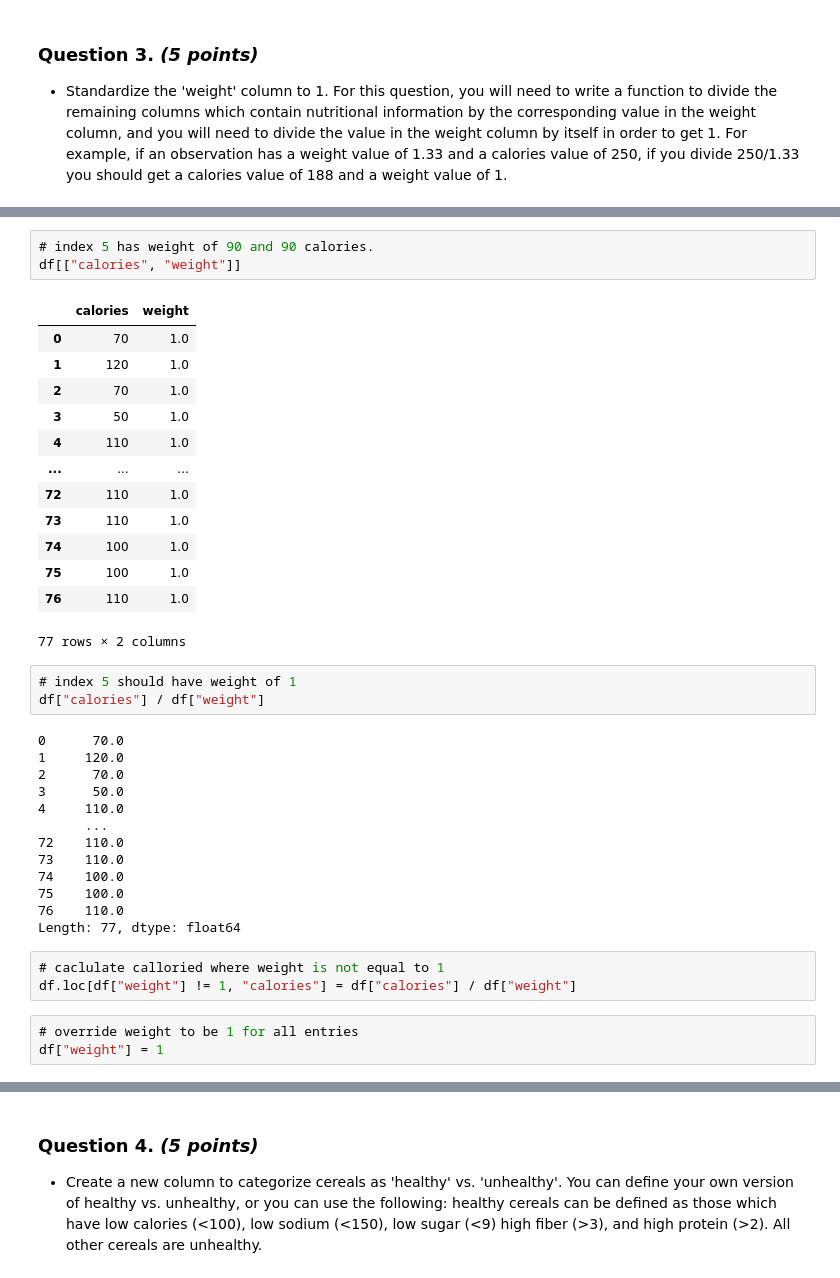
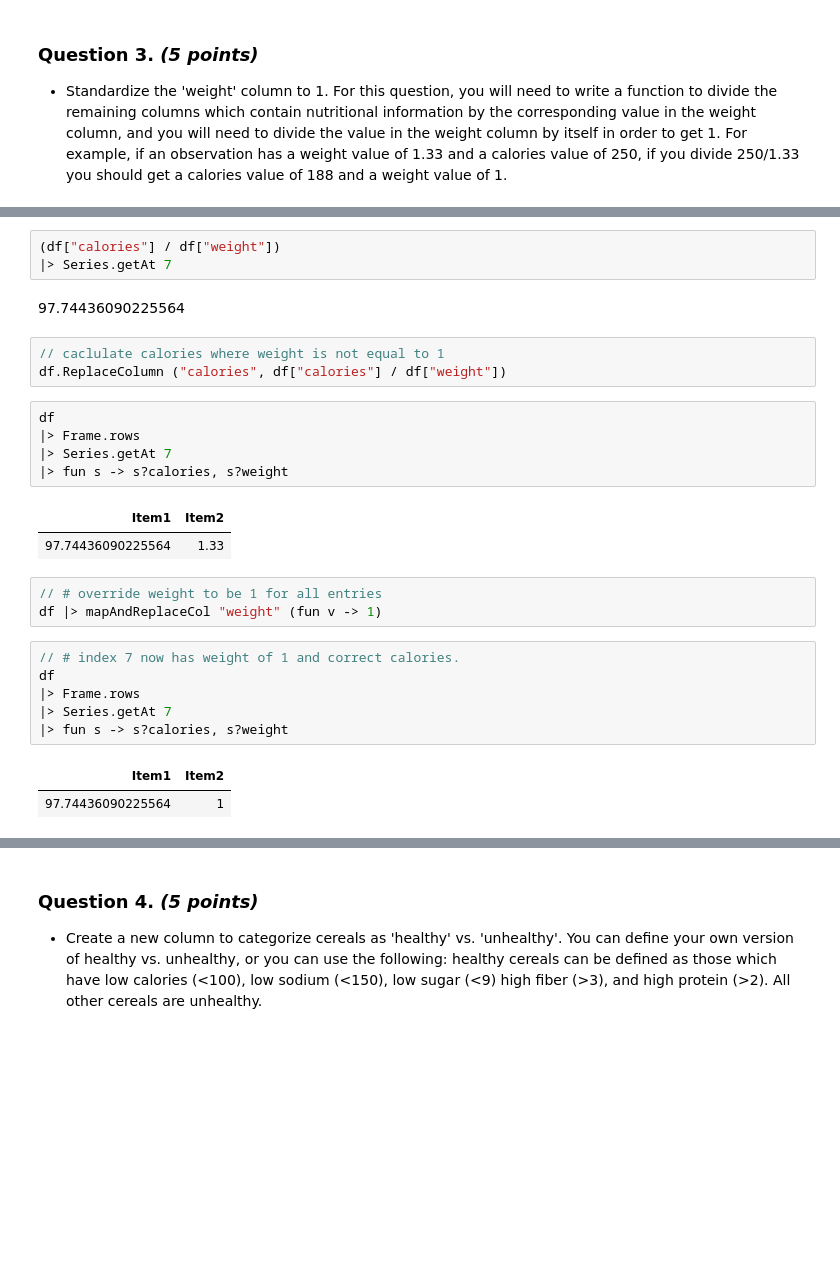
Before and after one commit to Alkasai/3250B, a Jupyter notebook: notebooks/[fsharp] Assignment 1.ipynb, the cells around one changed output, grey strips where cells are left out. Saved outputs shown, nothing was run; the diff lists cells and outputs as text; blank space fills up the shorter version.

```diff
--- a/notebooks/[fsharp] Assignment 1.ipynb
+++ b/notebooks/[fsharp] Assignment 1.ipynb
@@ -305,39 +313,28 @@ Name: weight, dtype: float64
+# %%
+(df["calories"] / df["weight"])
+|> Series.getAt 7
+# %% [output]
+97.74436090225564
+# %%
+// caclulate calories where weight is not equal to 1
+df.ReplaceColumn ("calories", df["calories"] / df["weight"])
+# %%
+df
+|> Frame.rows
+|> Series.getAt 7
+|> fun s -> s?calories, s?weight
+# %% [output]
+| Item1 | Item2 |
+| 97.74436090225564 | 1.33 |
+# %%
+// # override weight to be 1 for all entries
+df |> mapAndReplaceCol "weight" (fun v -> 1)
 # %%
-# index 5 has weight of 90 and 90 calories.
-df[["calories", "weight"]]
+// # index 7 now has weight of 1 and correct calories.
+df
+|> Frame.rows
+|> Series.getAt 7
+|> fun s -> s?calories, s?weight
 # %% [output]
-|  | calories | weight |
-| 0 | 70 | 1.0 |
-| 1 | 120 | 1.0 |
-| 2 | 70 | 1.0 |
-| 3 | 50 | 1.0 |
-| 4 | 110 | 1.0 |
-| ... | ... | ... |
-| 72 | 110 | 1.0 |
-| 73 | 110 | 1.0 |
-| 74 | 100 | 1.0 |
-| 75 | 100 | 1.0 |
-| 76 | 110 | 1.0 |
+| Item1 | Item2 |
+| 97.74436090225564 | 1 |
-77 rows × 2 columns
-# %%
-# index 5 should have weight of 1
-df["calories"] / df["weight"]
-# %% [output]
-0      70.0
-1     120.0
-2      70.0
-3      50.0
-4     110.0
-      ...
-72    110.0
-73    110.0
-74    100.0
-75    100.0
-76    110.0
-Length: 77, dtype: float64
-# %%
-# caclulate calloried where weight is not equal to 1
-df.loc[df["weight"] != 1, "calories"] = df["calories"] / df["weight"]
-# %%
-# override weight to be 1 for all entries
-df["weight"] = 1
```
Also changed, not shown: parts of 7 cells of this notebook, 1 other file.
